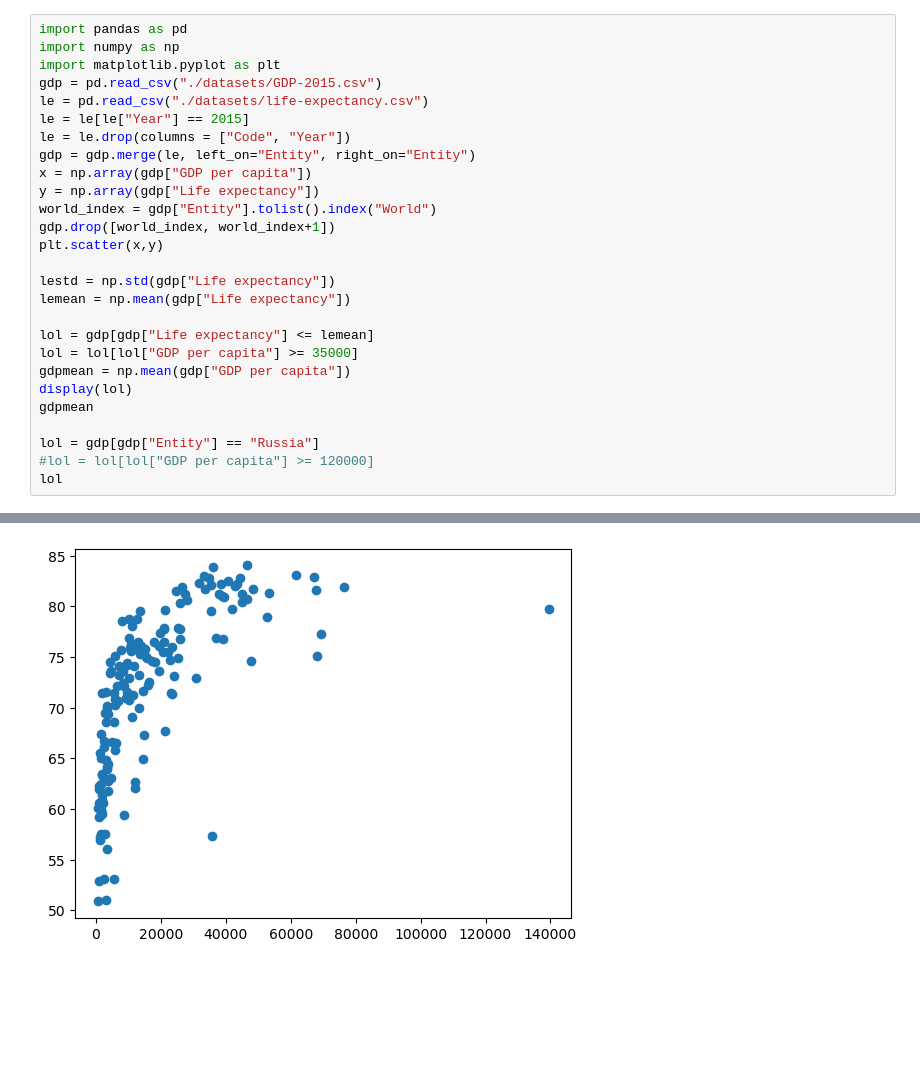
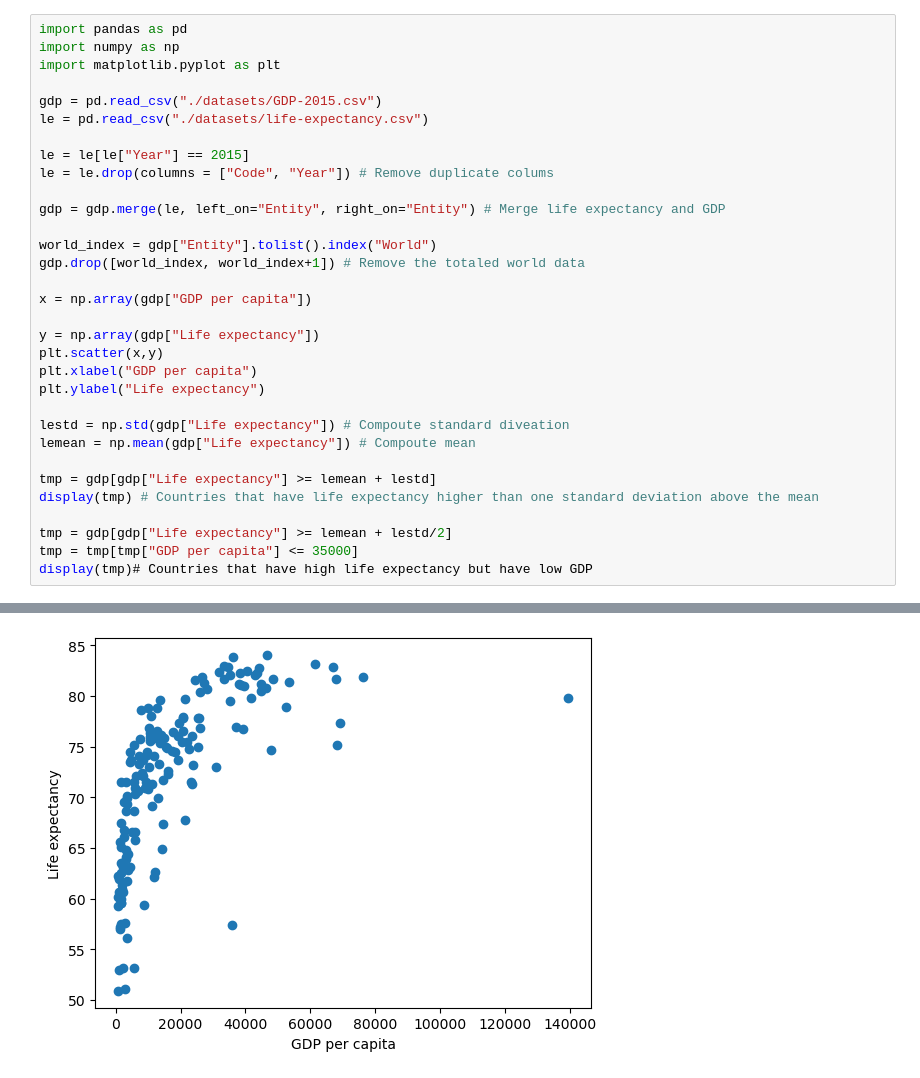
Before and after one commit to Noxemia/DAT405-Intro-DS-AI, a Jupyter notebook: Assignment 1.ipynb, the cells around one changed output, grey strips where cells are left out. Cells and saved outputs as stored; diff of their text form; blank space fills up the shorter version.

```diff
--- a/Assignment 1.ipynb
+++ b/Assignment 1.ipynb
@@ -2,28 +2,33 @@
 import pandas as pd
 import numpy as np
 import matplotlib.pyplot as plt
+
 gdp = pd.read_csv("./datasets/GDP-2015.csv")
 le = pd.read_csv("./datasets/life-expectancy.csv")
+
 le = le[le["Year"] == 2015]
-le = le.drop(columns = ["Code", "Year"])
-gdp = gdp.merge(le, left_on="Entity", right_on="Entity")
+le = le.drop(columns = ["Code", "Year"]) # Remove duplicate colums
+
+gdp = gdp.merge(le, left_on="Entity", right_on="Entity") # Merge life expectancy and GDP
+
+world_index = gdp["Entity"].tolist().index("World")
+gdp.drop([world_index, world_index+1]) # Remove the totaled world data
+
 x = np.array(gdp["GDP per capita"])
+
 y = np.array(gdp["Life expectancy"])
-world_index = gdp["Entity"].tolist().index("World")
-gdp.drop([world_index, world_index+1])
 plt.scatter(x,y)
+plt.xlabel("GDP per capita")
+plt.ylabel("Life expectancy")
 
-lestd = np.std(gdp["Life expectancy"])
-lemean = np.mean(gdp["Life expectancy"])
+lestd = np.std(gdp["Life expectancy"]) # Compoute standard diveation
+lemean = np.mean(gdp["Life expectancy"]) # Compoute mean
 
-lol = gdp[gdp["Life expectancy"] <= lemean]
-lol = lol[lol["GDP per capita"] >= 35000]
-gdpmean = np.mean(gdp["GDP per capita"])
-display(lol)
-gdpmean
+tmp = gdp[gdp["Life expectancy"] >= lemean + lestd]
+display(tmp) # Countries that have life expectancy higher than one standard deviation above the mean
 
-lol = gdp[gdp["Entity"] == "Russia"]
-#lol = lol[lol["GDP per capita"] >= 120000]
-lol
+tmp = gdp[gdp["Life expectancy"] >= lemean + lestd/2]
+tmp = tmp[tmp["GDP per capita"] <= 35000]
+display(tmp)# Countries that have high life expectancy but have low GDP
 # %% [output]
 |  | Entity | Code | Year | GDP per capita | Life expectancy |
@@ -33 +68 @@ lol
-[figure, old version]
+[figure, new version]
```
Also changed, not shown: parts of 1 cell of this notebook.
